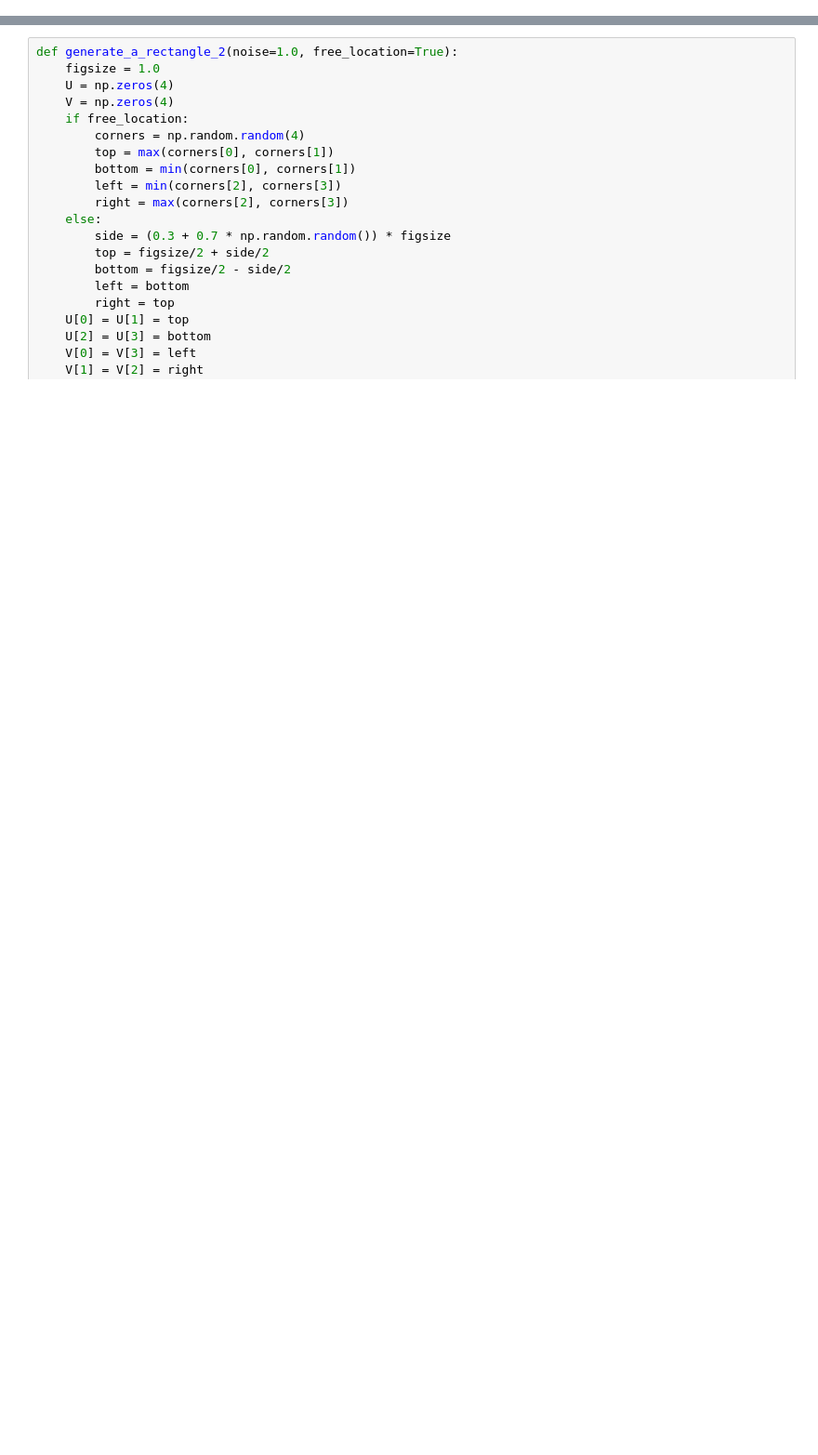
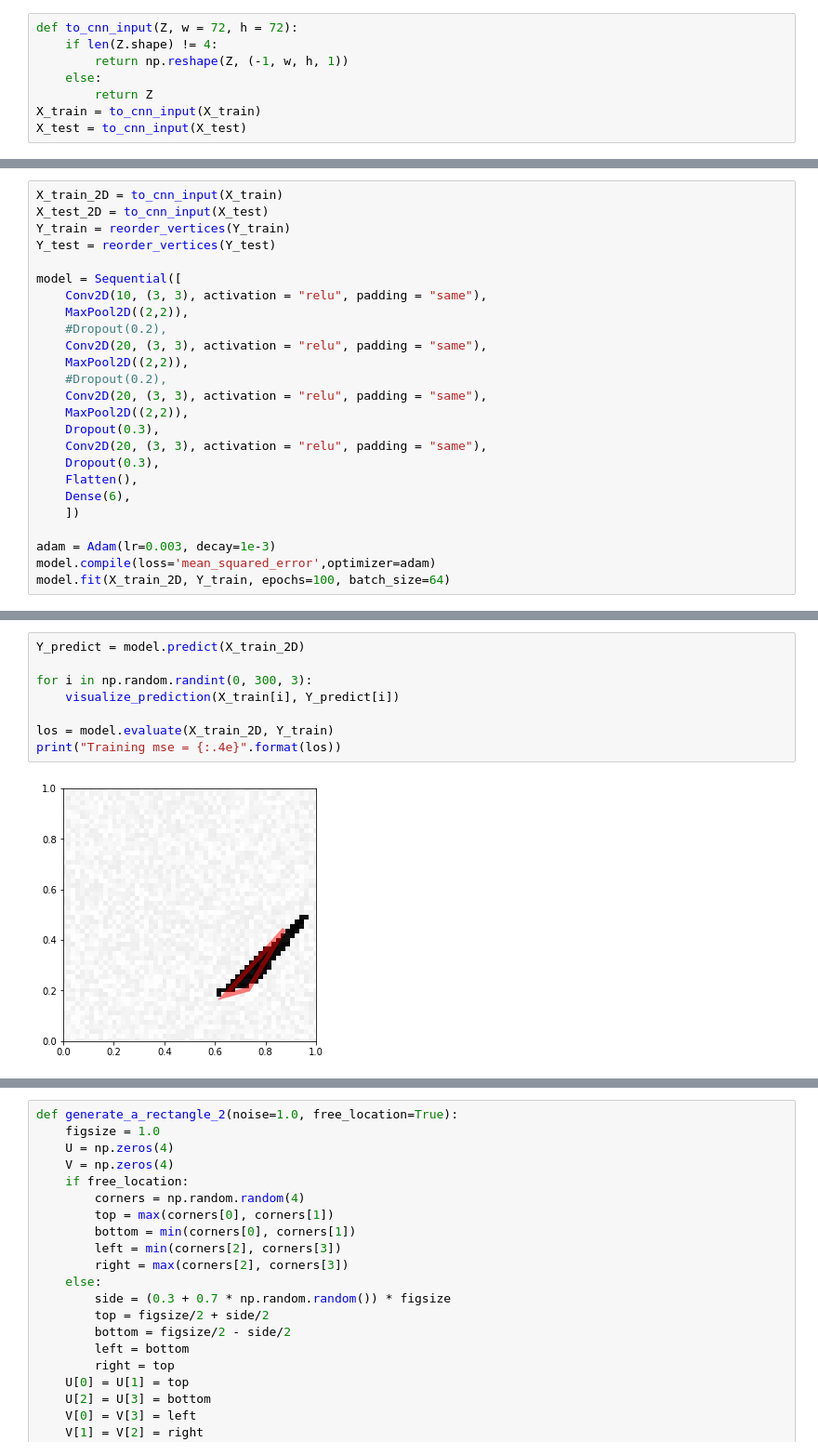
Before and after one commit to ClementBarras/mva-deep-learning, a Jupyter notebook: mp1.ipynb, the cells around one changed output, grey strips where cells are left out. Shown at 93% size. Drawn from its saved outputs; the diff is of its cells as text; blank space fills up the shorter version.

```diff
--- a/mp1.ipynb
+++ b/mp1.ipynb
@@ -549,0 +341,8 @@ for i in range(3):
+# %%
+def to_cnn_input(Z, w = 72, h = 72):
+    if len(Z.shape) != 4:
+        return np.reshape(Z, (-1, w, h, 1))
+    else:
+        return Z
+X_train = to_cnn_input(X_train)
+X_test = to_cnn_input(X_test)
@@ -549,0 +417,25 @@ for i in range(3):
+# %%
+X_train_2D = to_cnn_input(X_train)
+X_test_2D = to_cnn_input(X_test)
+Y_train = reorder_vertices(Y_train)
+Y_test = reorder_vertices(Y_test)
+
+model = Sequential([
+    Conv2D(10, (3, 3), activation = "relu", padding = "same"),
+    MaxPool2D((2,2)),
+    #Dropout(0.2),
+    Conv2D(20, (3, 3), activation = "relu", padding = "same"),
+    MaxPool2D((2,2)),
+    #Dropout(0.2),
+    Conv2D(20, (3, 3), activation = "relu", padding = "same"),
+    MaxPool2D((2,2)),
+    Dropout(0.3),
+    Conv2D(20, (3, 3), activation = "relu", padding = "same"),
+    Dropout(0.3),
+    Flatten(),
+    Dense(6),
+    ])
+
+adam = Adam(lr=0.003, decay=1e-3)
+model.compile(loss='mean_squared_error',optimizer=adam)
+model.fit(X_train_2D, Y_train, epochs=100, batch_size=64)
@@ -549,0 +461,10 @@ for i in range(3):
+# %%
+Y_predict = model.predict(X_train_2D)
+
+for i in np.random.randint(0, 300, 3):
+    visualize_prediction(X_train[i], Y_predict[i])
+
+los = model.evaluate(X_train_2D, Y_train)
+print("Training mse = {:.4e}".format(los))
+# %% [output]
+[figure, added]
```
Also changed, not shown: parts of 60 cells of this notebook, 1 other file.
